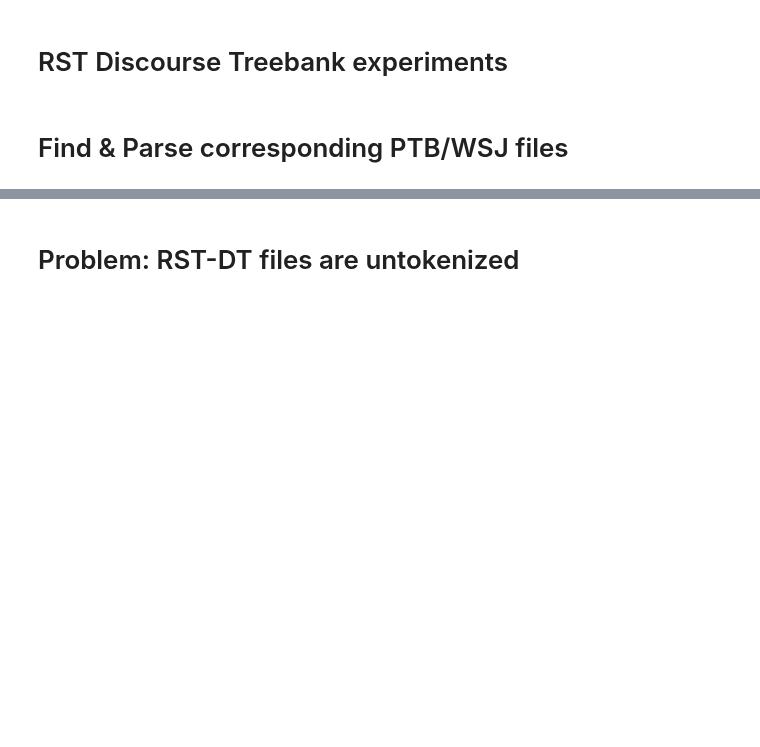
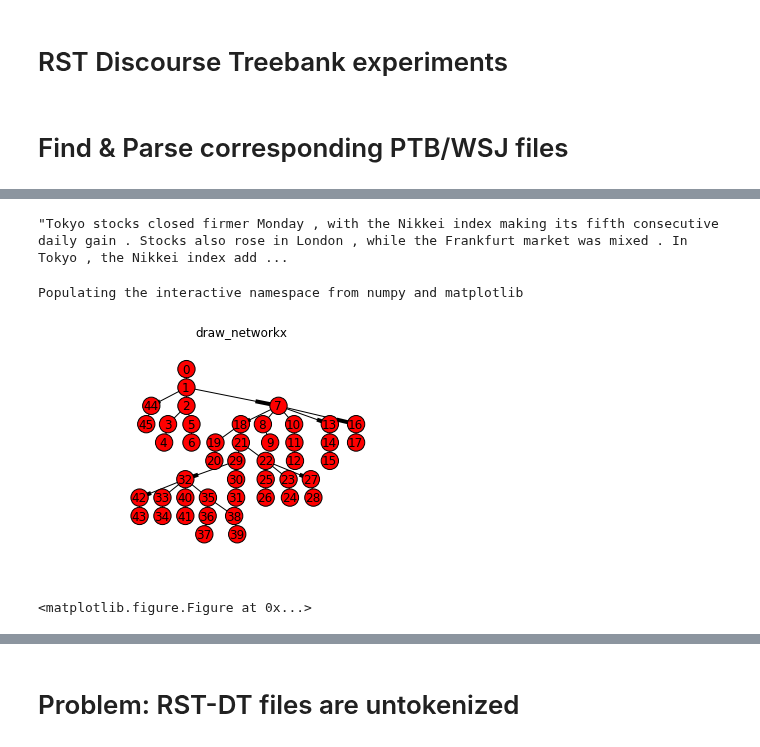
Before and after one commit to arne-cl/alt-mulig, a Jupyter notebook: python/rst-dt-test.ipynb, the cells around one changed output, grey strips where cells are left out. Saved outputs shown, nothing was run; the diff lists cells and outputs as text; code cells hidden in the pictures; blank space fills up the shorter version.

```diff
--- a/python/rst-dt-test.ipynb
+++ b/python/rst-dt-test.ipynb
@@ -45,2 +58,8 @@ shortg.node[shortg.root]
 # %%
 ptbg = dg.read_ptb(PTB_WSJ_TEST_FILE)
+# %%
+dg.get_text(ptbg)
+# %% [output]
+"Tokyo stocks closed firmer Monday , with the Nikkei index making its fifth consecutive daily gain . Stocks also rose in London , while the Frankfurt market was mixed . In Tokyo , the Nikkei index add ...
+# %%
+shortg = dg.read_ptb(PTB_WSJ_TEST_FILE, limit=1)
@@ -46,0 +70,17 @@ ptbg = dg.read_ptb(PTB_WSJ_TEST_FILE)
+# %%
+import networkx as nx
+import matplotlib.pyplot as plt
+
+%pylab inline
+
+G = shortg
+
+plt.title("draw_networkx")
+pos=nx.graphviz_layout(G,prog='dot')
+nx.draw(G,pos,with_labels=True,arrows=True)
+plt.show()
+plt.savefig('nx_test.png')
+# %% [output]
+Populating the interactive namespace from numpy and matplotlib
+[figure, added]
+<matplotlib.figure.Figure at 0x...>
```
Also changed, not shown: parts of 32 cells of this notebook.
